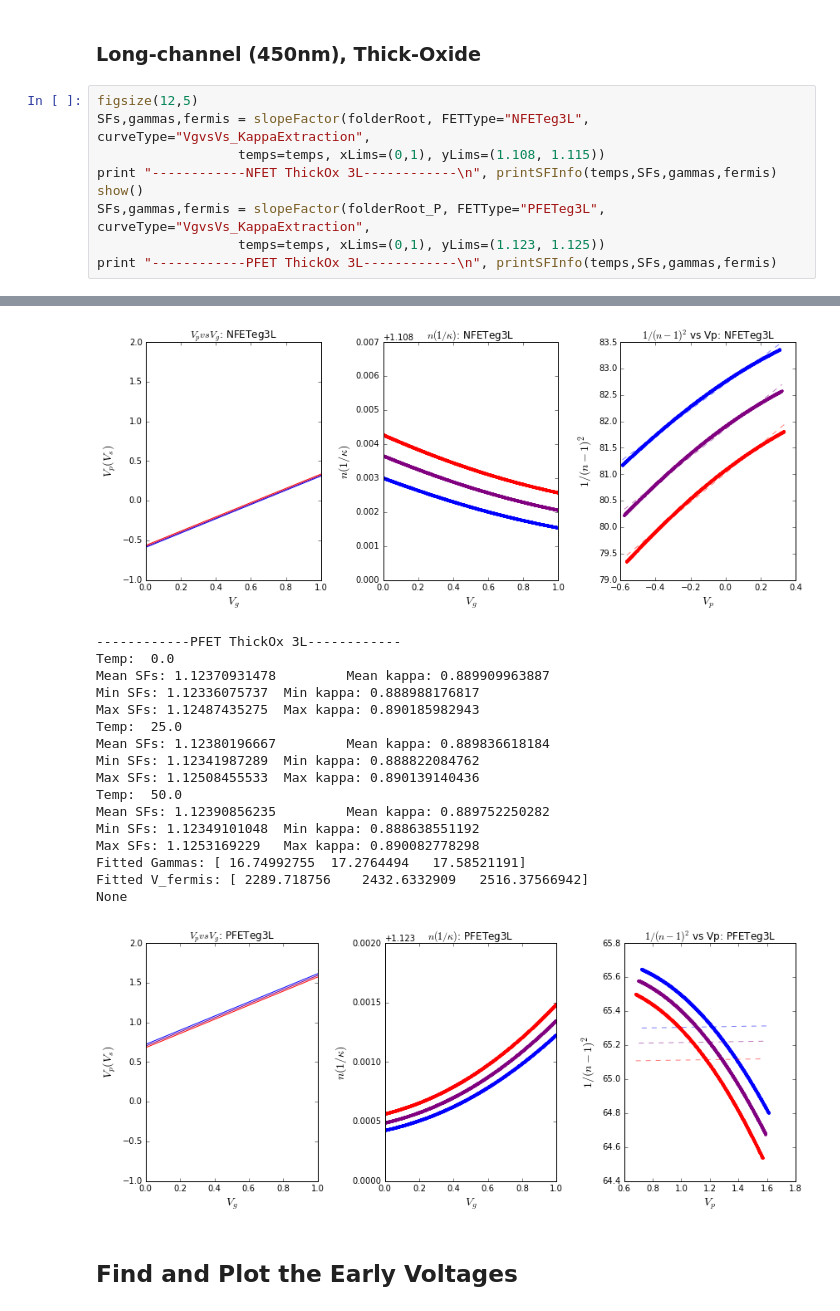
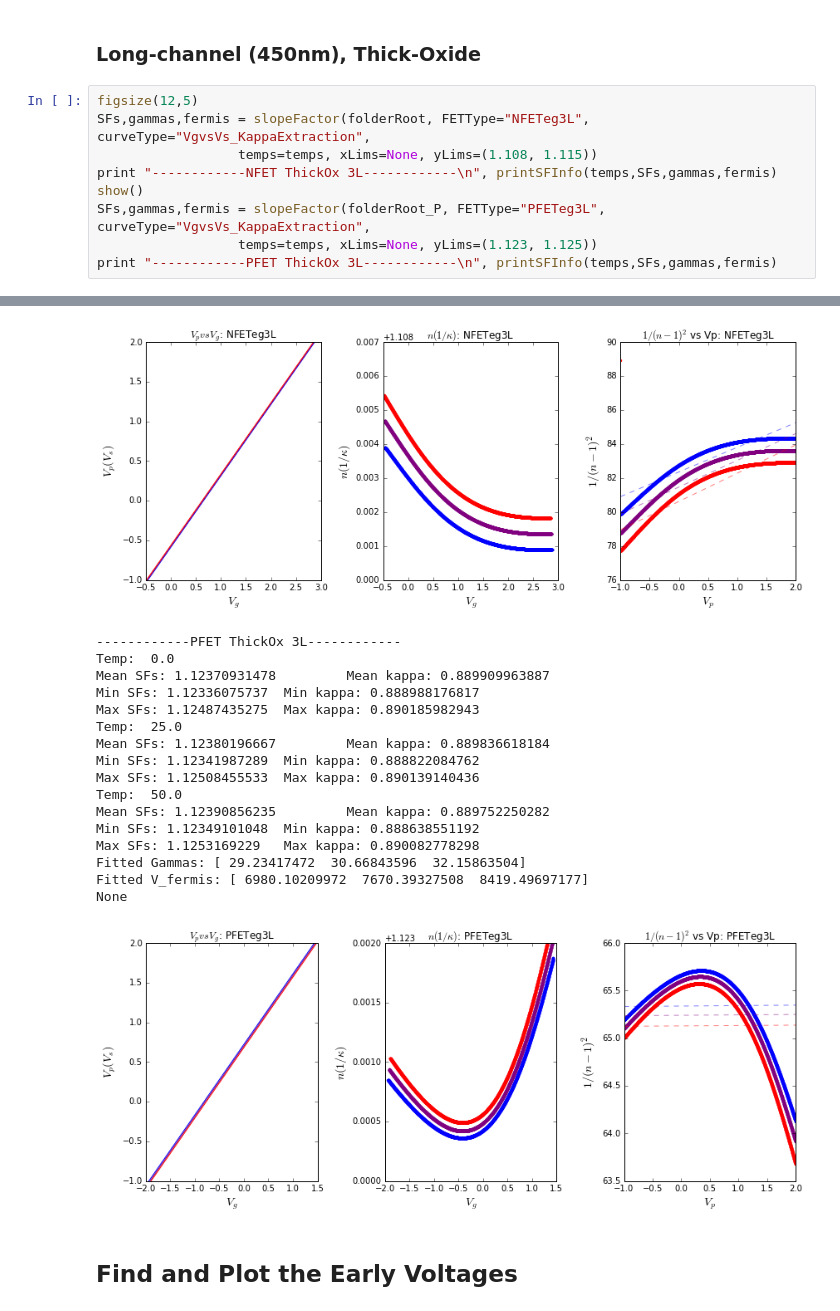
Before and after one commit to twinoza/TwinPyNB, a Jupyter notebook: FETCharacterization/FET_ParamExtract.ipynb, the cells around one changed output, grey strips where cells are left out. Cells and saved outputs as stored; diff of their text form.

Commit message:
Plotting full range for slope factors
Also removed PFET_ParamExtract with this commit

```diff
--- a/FETCharacterization/FET_ParamExtract.ipynb
+++ b/FETCharacterization/FET_ParamExtract.ipynb
@@ -657,11 +662,11 @@ None
 # %%
 figsize(12,5)
 SFs,gammas,fermis = slopeFactor(folderRoot, FETType="NFETeg3L", curveType="VgvsVs_KappaExtraction",
-                  temps=temps, xLims=(0,1), yLims=(1.108, 1.115))
+                  temps=temps, xLims=None, yLims=(1.108, 1.115))
 print "------------NFET ThickOx 3L------------\n", printSFInfo(temps,SFs,gammas,fermis)
 show()
 SFs,gammas,fermis = slopeFactor(folderRoot_P, FETType="PFETeg3L", curveType="VgvsVs_KappaExtraction",
-                  temps=temps, xLims=(0,1), yLims=(1.123, 1.125))
+                  temps=temps, xLims=None, yLims=(1.123, 1.125))
 print "------------PFET ThickOx 3L------------\n", printSFInfo(temps,SFs,gammas,fermis)
 # %% [output]
 ------------NFET ThickOx 3L------------
@@ -682,22 +687,22 @@ Fitted V_fermis: [ 16.93923785  15.59417822  14.72750655]
 None
-[figure, old version]
+[figure, new version]
 ------------PFET ThickOx 3L------------
 Temp:  0.0
 Mean SFs: 1.12370931478         Mean kappa: 0.889909963887
 Min SFs: 1.12336075737  Min kappa: 0.888988176817
 Max SFs: 1.12487435275  Max kappa: 0.890185982943
 Temp:  25.0
 Mean SFs: 1.12380196667         Mean kappa: 0.889836618184
 Min SFs: 1.12341987289  Min kappa: 0.888822084762
 Max SFs: 1.12508455533  Max kappa: 0.890139140436
 Temp:  50.0
 Mean SFs: 1.12390856235         Mean kappa: 0.889752250282
 Min SFs: 1.12349101048  Min kappa: 0.888638551192
 Max SFs: 1.1253169229   Max kappa: 0.890082778298
-Fitted Gammas: [ 16.74992755  17.2764494   17.58521191]
-Fitted V_fermis: [ 2289.718756    2432.6332909   2516.37566942]
+Fitted Gammas: [ 29.23417472  30.66843596  32.15863504]
+Fitted V_fermis: [ 6980.10209972  7670.39327508  8419.49697177]
 None
-[figure, old version]
+[figure, new version]
 # %% [markdown]
 ## Find and Plot the Early Voltages
 # %%
```
Also changed, not shown: parts of 5 cells of this notebook, 1 other file.
